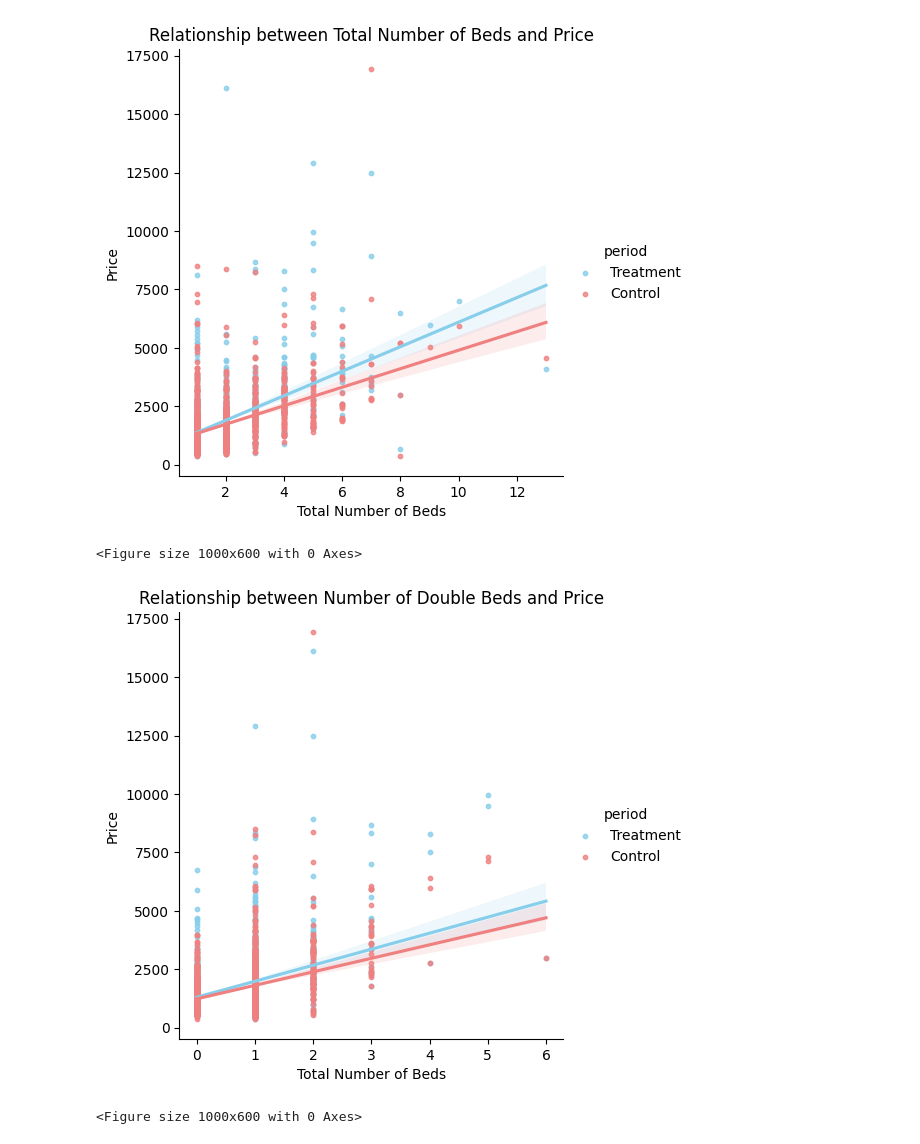
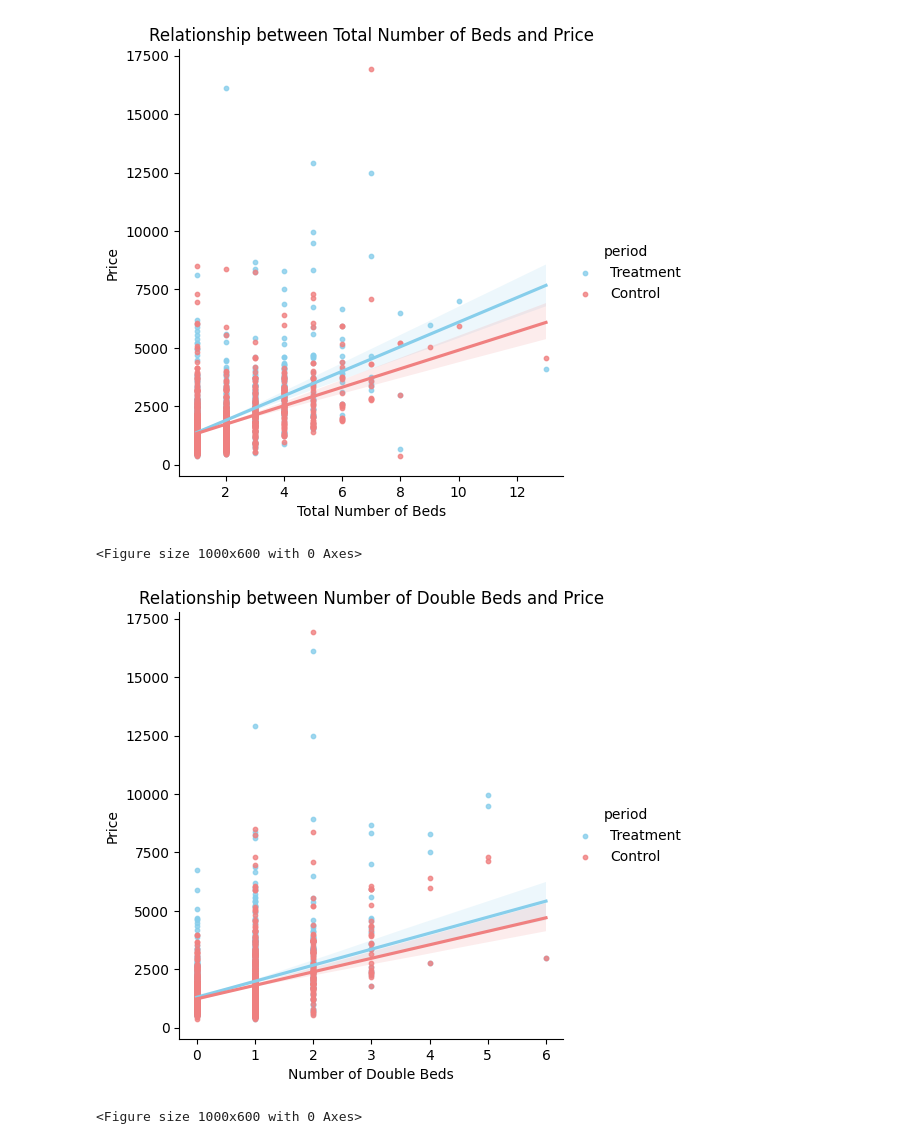
Before and after one commit to VanessaKromm/Booking_Scraping, a Jupyter notebook: Booking_NLP_group11.ipynb, the cells around one changed output. Drawn from its saved outputs; the diff is of its cells as text; code cells hidden in the pictures.

Commit message:
changed wrong axis in one plot

```diff
--- a/Booking_NLP_group11.ipynb
+++ b/Booking_NLP_group11.ipynb
@@ -1497,17 +1497,17 @@ plt.show()
 # %%
 # show relatinship between number_of_double_beds and price
 plt.figure(figsize=(10, 6))
 sns.lmplot(x='number_of_double_beds', y='price', data=combined_df, scatter_kws={'s': 10}, hue='period', palette=['skyblue', 'lightcoral'])
 
 # Set labels and title
-plt.xlabel('Total Number of Beds')
+plt.xlabel('Number of Double Beds')
 plt.ylabel('Price')
 plt.title('Relationship between Number of Double Beds and Price')
 
 plt.show()
 # %% [output]
 <Figure size 1000x600 with 0 Axes>
-[figure, old version]
+[figure, new version]
 # %%
 # show relatinship between number_of_double_beds and price
 plt.figure(figsize=(10, 6))
```
